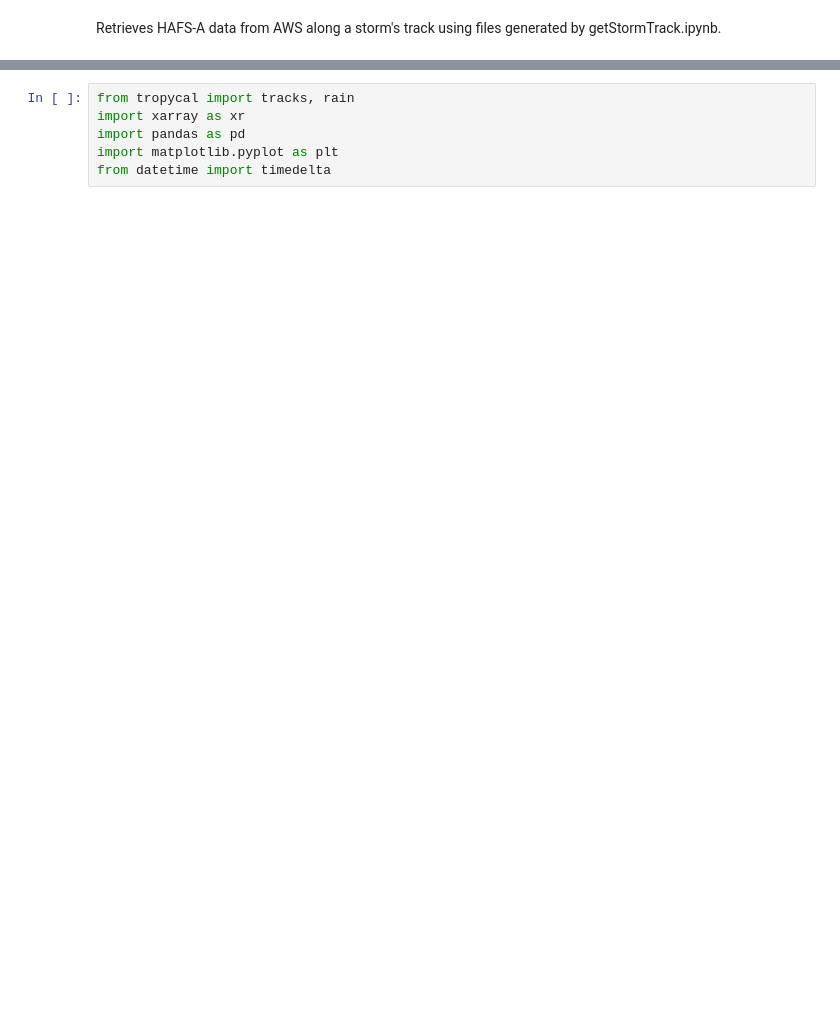
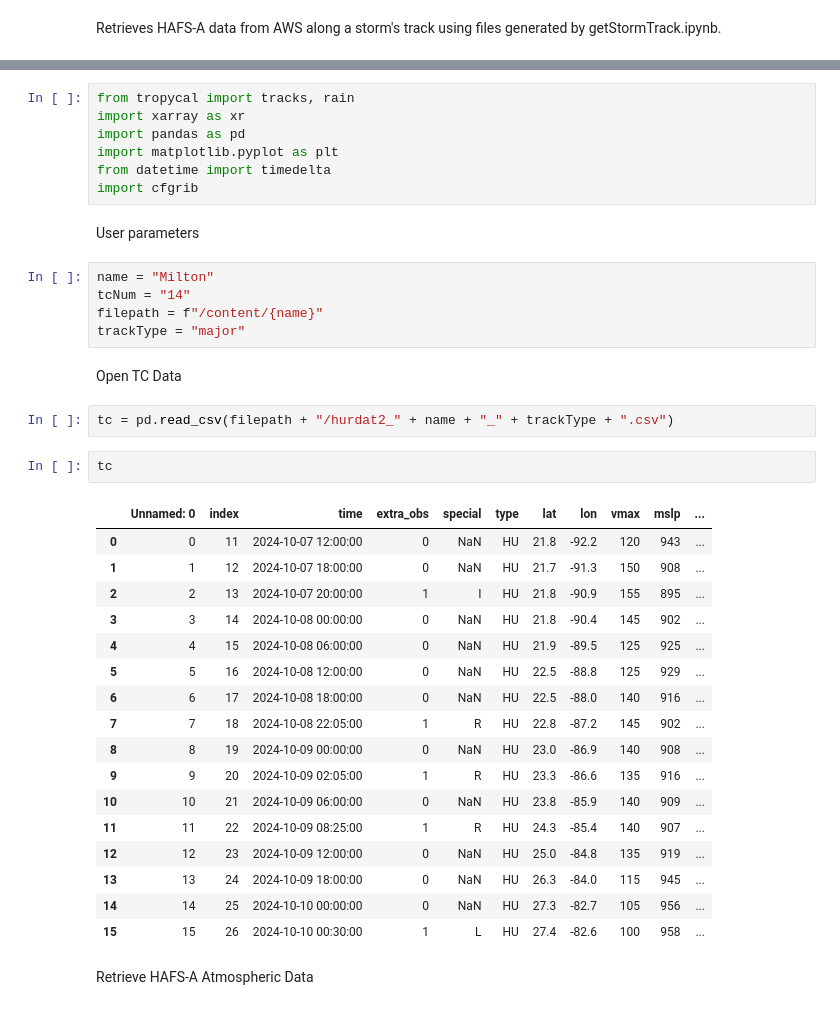
Before and after one commit to sanAkel/HAFS_Air-Sea, a Jupyter notebook: HAFSA_Atmosphere.ipynb, the cells around one changed output, grey strips where cells are left out. Cells and saved outputs as stored; diff of their text form; blank space fills up the shorter version.

```diff
--- a/HAFSA_Atmosphere.ipynb
+++ b/HAFSA_Atmosphere.ipynb
@@ -29,3 +30,37 @@ import xarray as xr
 import pandas as pd
 import matplotlib.pyplot as plt
 from datetime import timedelta
+import cfgrib
+# %% [markdown]
+User parameters
+# %%
+name = "Milton"
+tcNum = "14"
+filepath = f"/content/{name}"
+trackType = "major"
+# %% [markdown]
+Open TC Data
+# %%
+tc = pd.read_csv(filepath + "/hurdat2_" + name + "_" + trackType + ".csv")
+# %%
+tc
+# %% [output]
+|  | Unnamed: 0 | index | time | extra_obs | special | type | lat | lon | vmax | mslp | ... |
+| 0 | 0 | 11 | 2024-10-07 12:00:00 | 0 | NaN | HU | 21.8 | -92.2 | 120 | 943 | ... |
+| 1 | 1 | 12 | 2024-10-07 18:00:00 | 0 | NaN | HU | 21.7 | -91.3 | 150 | 908 | ... |
+| 2 | 2 | 13 | 2024-10-07 20:00:00 | 1 | I | HU | 21.8 | -90.9 | 155 | 895 | ... |
+| 3 | 3 | 14 | 2024-10-08 00:00:00 | 0 | NaN | HU | 21.8 | -90.4 | 145 | 902 | ... |
+| 4 | 4 | 15 | 2024-10-08 06:00:00 | 0 | NaN | HU | 21.9 | -89.5 | 125 | 925 | ... |
+| 5 | 5 | 16 | 2024-10-08 12:00:00 | 0 | NaN | HU | 22.5 | -88.8 | 125 | 929 | ... |
+| 6 | 6 | 17 | 2024-10-08 18:00:00 | 0 | NaN | HU | 22.5 | -88.0 | 140 | 916 | ... |
+| 7 | 7 | 18 | 2024-10-08 22:05:00 | 1 | R | HU | 22.8 | -87.2 | 145 | 902 | ... |
+| 8 | 8 | 19 | 2024-10-09 00:00:00 | 0 | NaN | HU | 23.0 | -86.9 | 140 | 908 | ... |
+| 9 | 9 | 20 | 2024-10-09 02:05:00 | 1 | R | HU | 23.3 | -86.6 | 135 | 916 | ... |
+| 10 | 10 | 21 | 2024-10-09 06:00:00 | 0 | NaN | HU | 23.8 | -85.9 | 140 | 909 | ... |
+| 11 | 11 | 22 | 2024-10-09 08:25:00 | 1 | R | HU | 24.3 | -85.4 | 140 | 907 | ... |
+| 12 | 12 | 23 | 2024-10-09 12:00:00 | 0 | NaN | HU | 25.0 | -84.8 | 135 | 919 | ... |
+| 13 | 13 | 24 | 2024-10-09 18:00:00 | 0 | NaN | HU | 26.3 | -84.0 | 115 | 945 | ... |
+| 14 | 14 | 25 | 2024-10-10 00:00:00 | 0 | NaN | HU | 27.3 | -82.7 | 105 | 956 | ... |
+| 15 | 15 | 26 | 2024-10-10 00:30:00 | 1 | L | HU | 27.4 | -82.6 | 100 | 958 | ... |
+# %% [markdown]
+Retrieve HAFS-A Atmospheric Data
```
Also changed, not shown: parts of 10 cells of this notebook.
